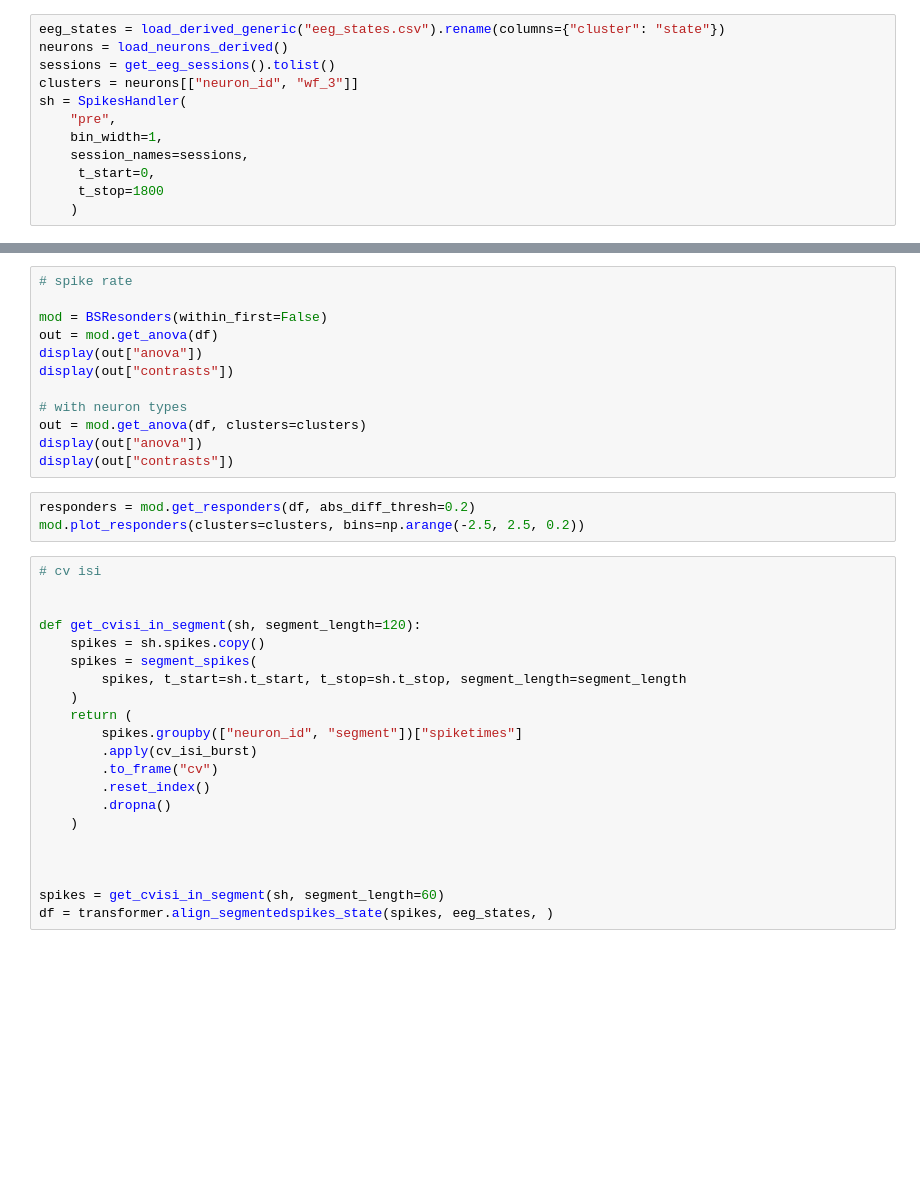
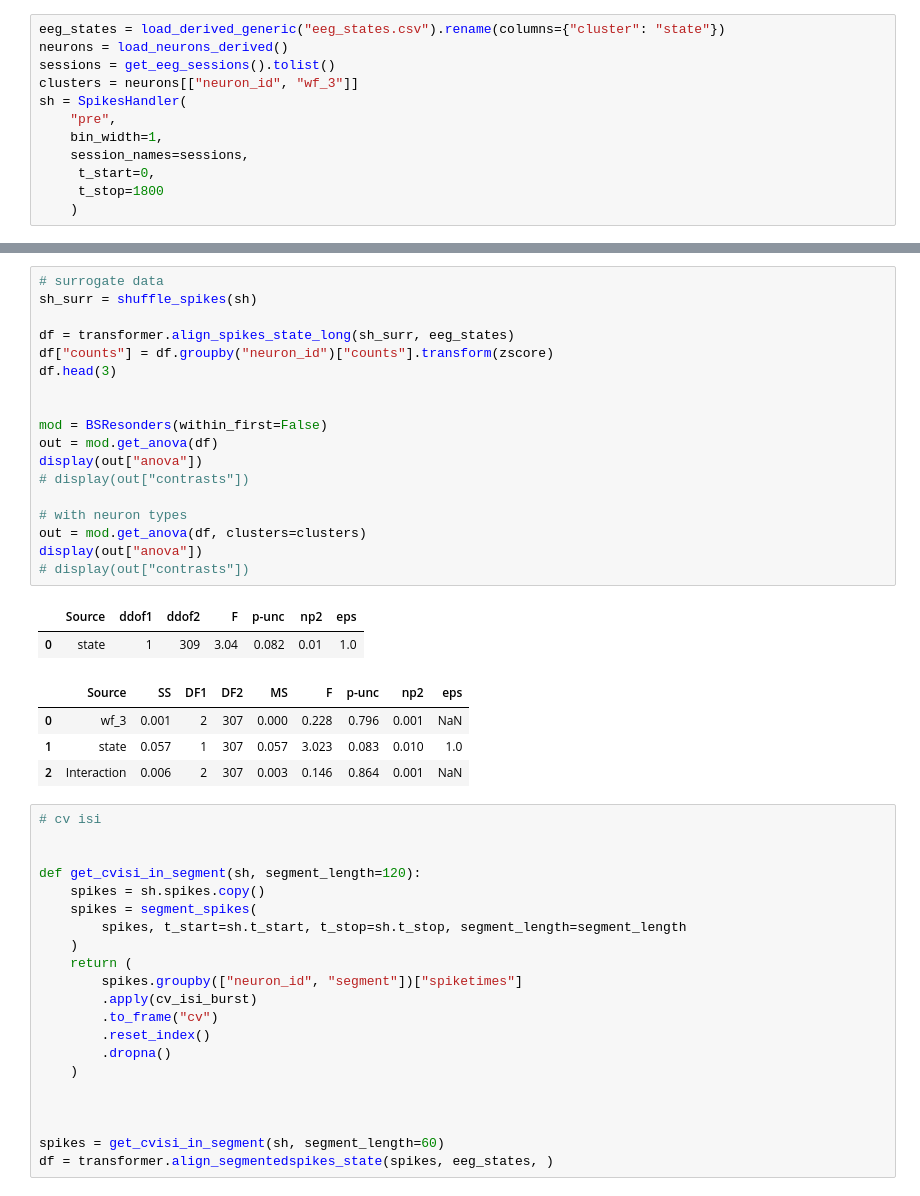
Before and after one commit to Ruairi-osul/drn-interactions, a Jupyter notebook: notebooks/rough work/Brain State/Single Units2.ipynb, the cells around one changed output, grey strips where cells are left out. Drawn from its saved outputs; the diff is of its cells as text; blank space fills up the shorter version.

```diff
--- a/notebooks/rough work/Brain State/Single Units2.ipynb
+++ b/notebooks/rough work/Brain State/Single Units2.ipynb
@@ -43,18 +86,28 @@ df.head(3)
 # %%
-# spike rate
+# surrogate data
+sh_surr = shuffle_spikes(sh)
+
+df = transformer.align_spikes_state_long(sh_surr, eeg_states)
+df["counts"] = df.groupby("neuron_id")["counts"].transform(zscore)
+df.head(3)
+
 
 mod = BSResonders(within_first=False)
 out = mod.get_anova(df)
 display(out["anova"])
-display(out["contrasts"])
+# display(out["contrasts"])
 
 # with neuron types
 out = mod.get_anova(df, clusters=clusters)
 display(out["anova"])
-display(out["contrasts"])
+# display(out["contrasts"])
+# %% [output]
+|  | Source | ddof1 | ddof2 | F | p-unc | np2 | eps |
+| 0 | state | 1 | 309 | 3.04 | 0.082 | 0.01 | 1.0 |
+|  | Source | SS | DF1 | DF2 | MS | F | p-unc | np2 | eps |
+| 0 | wf_3 | 0.001 | 2 | 307 | 0.000 | 0.228 | 0.796 | 0.001 | NaN |
+| 1 | state | 0.057 | 1 | 307 | 0.057 | 3.023 | 0.083 | 0.010 | 1.0 |
+| 2 | Interaction | 0.006 | 2 | 307 | 0.003 | 0.146 | 0.864 | 0.001 | NaN |
-# %%
-responders = mod.get_responders(df, abs_diff_thresh=0.2)
-mod.plot_responders(clusters=clusters, bins=np.arange(-2.5, 2.5, 0.2))
 # %%
 # cv isi
 
```
Also changed, not shown: parts of 4 cells of this notebook, 5 other files.
